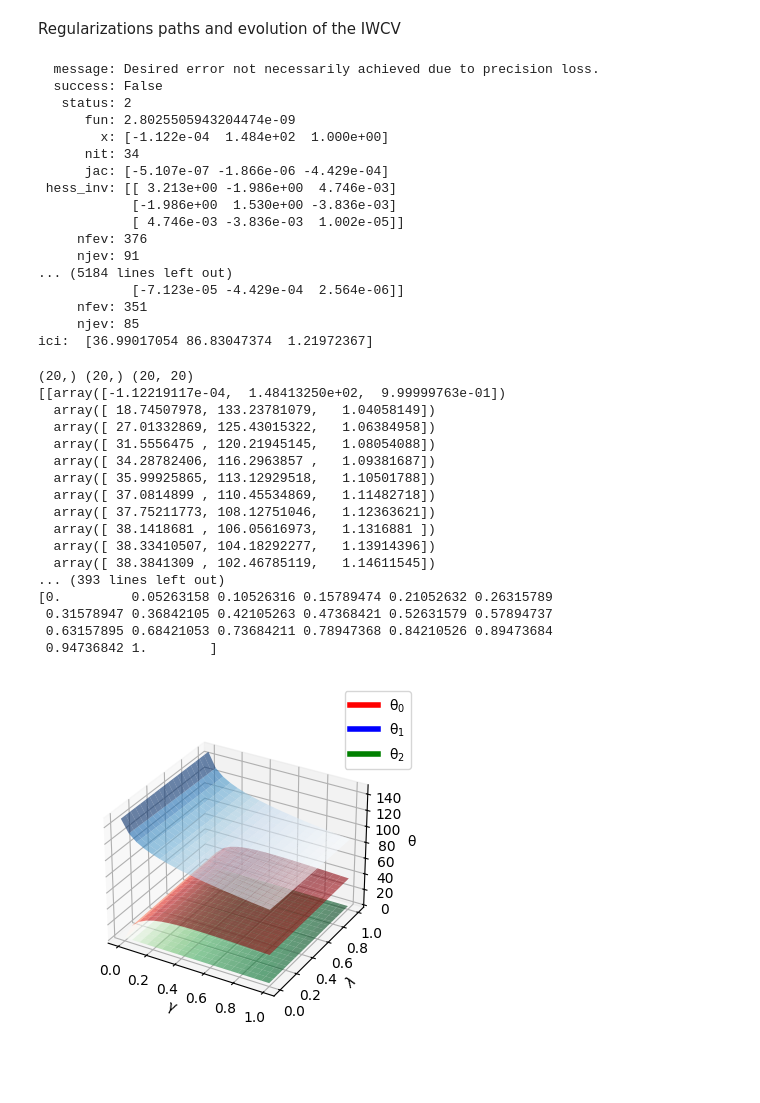
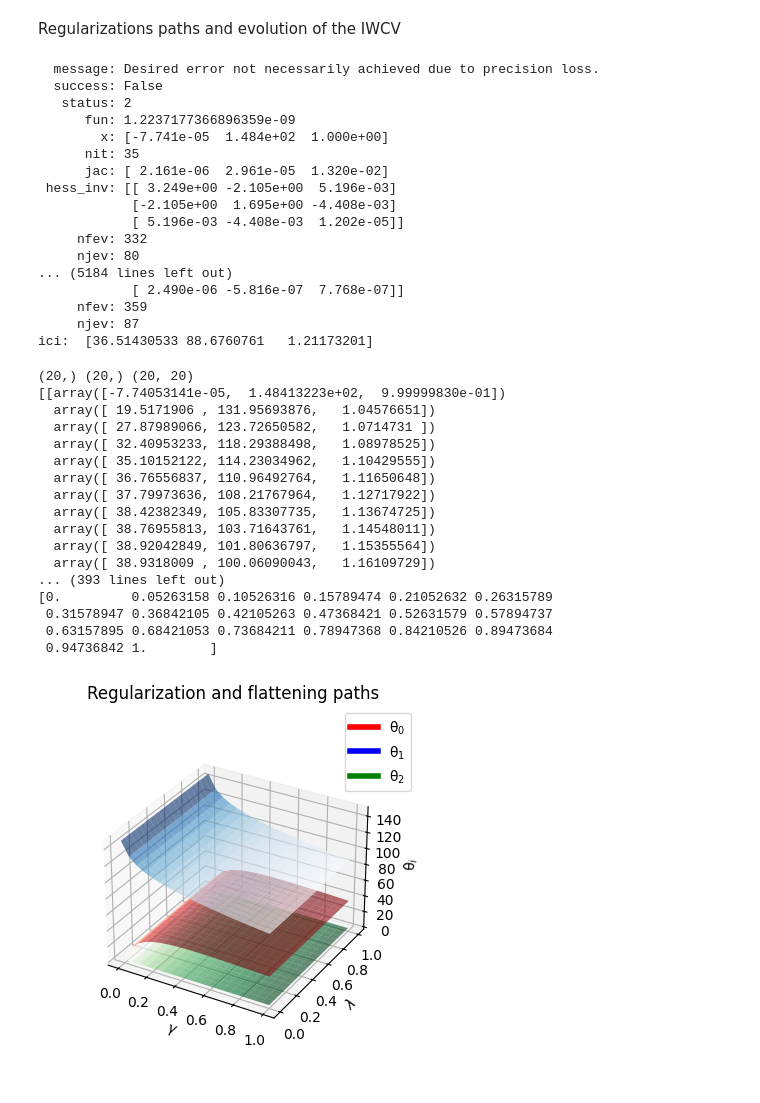
Before and after one commit to kspinakisepfl/stml-covariate-shift, a Jupyter notebook: codes/test.ipynb, the cells around one changed output. Drawn from its saved outputs; the diff is of its cells as text; code cells hidden in the pictures.

```diff
--- a/codes/test.ipynb
+++ b/codes/test.ipynb
@@ -77,13 +77,13 @@ ax[1].legend()
 # %% [markdown]
 IWCV
 # %%
-true_f = lambda x: np.exp(x)
+true_f = lambda x: np.exp(x-0.1)
 
 n_tr = 200
 n_te = 300
 
-mu_tr, sigma_tr = 1/2, 1
-mu_te, sigma_te = 0, 1
+mu_tr, sigma_tr = -0.5, 1
+mu_te, sigma_te = 1/2, 1
 
 x_tr = np.random.normal(loc = mu_tr, scale = sigma_tr**2, size = n_tr)
 #x_tr = -np.random.exponential(mu_tr, n_tr)
@@ -188,7 +188,7 @@ MSE_matrix = np.zeros((precision, precision))
 
 for i in range(precision):
     for j in range(precision):
-        theta_opti = met.IWCV(f, L, x_te, training_set, gamma_range[i], lambda_range[i])
+        theta_opti = met.IWCV(f, 1, L, x_te, training_set, gamma_range[i], lambda_range[i])
         f_theta = lambda x: f(x, theta_opti)
         tmp = np.linalg.norm(f_theta(x_te)-y_te)
 
@@ -279,20 +289,20 @@ for i in range(len(gamma_grid)):
   message: Desired error not necessarily achieved due to precision loss.
   success: False
    status: 2
-      fun: 2.8025505943204474e-09
-        x: [-1.122e-04  1.484e+02  1.000e+00]
-      nit: 34
-      jac: [-5.107e-07 -1.866e-06 -4.429e-04]
- hess_inv: [[ 3.213e+00 -1.986e+00  4.746e-03]
-            [-1.986e+00  1.530e+00 -3.836e-03]
-            [ 4.746e-03 -3.836e-03  1.002e-05]]
-     nfev: 376
-     njev: 91
+      fun: 1.2237177366896359e-09
+        x: [-7.741e-05  1.484e+02  1.000e+00]
+      nit: 35
+      jac: [ 2.161e-06  2.961e-05  1.320e-02]
+ hess_inv: [[ 3.249e+00 -2.105e+00  5.196e-03]
+            [-2.105e+00  1.695e+00 -4.408e-03]
+            [ 5.196e-03 -4.408e-03  1.202e-05]]
+     nfev: 332
+     njev: 80
 ... (5184 lines left out)
-            [-7.123e-05 -4.429e-04  2.564e-06]]
-     nfev: 351
-     njev: 85
-ici:  [36.99017054 86.83047374  1.21972367]
+            [ 2.490e-06 -5.816e-07  7.768e-07]]
+     nfev: 359
+     njev: 87
+ici:  [36.51430533 88.6760761   1.21173201]
 # %%
 print(gamma_grid.shape, lambda_grid.shape, grid_search.shape)
 print(grid_search)
@@ -300,17 +310,17 @@ print(gamma_grid)
 print(lambda_grid)
 # %% [output]
 (20,) (20,) (20, 20)
-[[array([-1.12219117e-04,  1.48413250e+02,  9.99999763e-01])
-  array([ 18.74507978, 133.23781079,   1.04058149])
-  array([ 27.01332869, 125.43015322,   1.06384958])
-  array([ 31.5556475 , 120.21945145,   1.08054088])
-  array([ 34.28782406, 116.2963857 ,   1.09381687])
-  array([ 35.99925865, 113.12929518,   1.10501788])
-  array([ 37.0814899 , 110.45534869,   1.11482718])
-  array([ 37.75211773, 108.12751046,   1.12363621])
-  array([ 38.1418681 , 106.05616973,   1.1316881 ])
-  array([ 38.33410507, 104.18292277,   1.13914396])
-  array([ 38.3841309 , 102.46785119,   1.14611545])
+[[array([-7.74053141e-05,  1.48413223e+02,  9.99999830e-01])
+  array([ 19.5171906 , 131.95693876,   1.04576651])
+  array([ 27.87989066, 123.72650582,   1.0714731 ])
+  array([ 32.40953233, 118.29388498,   1.08978525])
+  array([ 35.10152122, 114.23034962,   1.10429555])
+  array([ 36.76556837, 110.96492764,   1.11650648])
+  array([ 37.79973636, 108.21767964,   1.12717922])
+  array([ 38.42382349, 105.83307735,   1.13674725])
+  array([ 38.76955813, 103.71643761,   1.14548011])
+  array([ 38.92042849, 101.80636797,   1.15355564])
+  array([ 38.9318009 , 100.06090043,   1.16109729])
 ... (393 lines left out)
 [0.         0.05263158 0.10526316 0.15789474 0.21052632 0.26315789
  0.31578947 0.36842105 0.42105263 0.47368421 0.52631579 0.57894737
@@ -319,32 +329,32 @@ print(lambda_grid)
 # %%
 # print(grid_search)
 theta_0 = [[x[0].item() for x in result] for result in grid_search]
 theta_1 = [[x[1].item() for x in result] for result in grid_search]
 theta_2 = [[x[2].item() for x in result] for result in grid_search]
 Z0 = np.array([val for sublist in theta_0 for val in sublist]).reshape(20,20)
 Z1 = np.array([val for sublist in theta_1 for val in sublist]).reshape(20,20)
 Z2 = np.array([val for sublist in theta_2 for val in sublist]).reshape(20,20)
 
 matplotlib.rcParams['legend.fontsize'] = 10
 
 
 plotx,ploty = np.meshgrid(gamma_grid,lambda_grid)
 
 fig = plt.figure()
 ax = fig.add_subplot(111, projection='3d')
 
 ax.plot_surface(plotx,ploty, Z0, alpha=0.6, cmap='Reds', label='θ$_0$')
 ax.plot_surface(plotx,ploty, Z1, alpha=0.6, cmap='Blues', label='theta1')
 ax.plot_surface(plotx,ploty, Z2, alpha=0.6, cmap='Greens', label='theta2')
 
 red_patch = plt.Line2D([0], [0], color='red', lw=4, label='θ$_0$')
 blue_patch = plt.Line2D([0], [0], color='blue', lw=4, label='θ$_1$')
 green_patch = plt.Line2D([0], [0], color='green', lw=4, label='θ$_2$')
 
-ax.set(xlabel=('$\gamma$'), ylabel=('$\lambda$'), zlabel=('θ'))
-
+ax.set(xlabel=('$\gamma$'), ylabel=('$\lambda$'), zlabel=('θ$_i$'))
+ax.set_title("Regularization and flattening paths")
 ax.legend(handles=[red_patch, blue_patch, green_patch])
 ax.set_box_aspect(aspect=None, zoom=0.8)
 plt.show()
 # %% [output]
-[figure, old version]
+[figure, new version]
```
Also changed, not shown: parts of 4 cells of this notebook.
